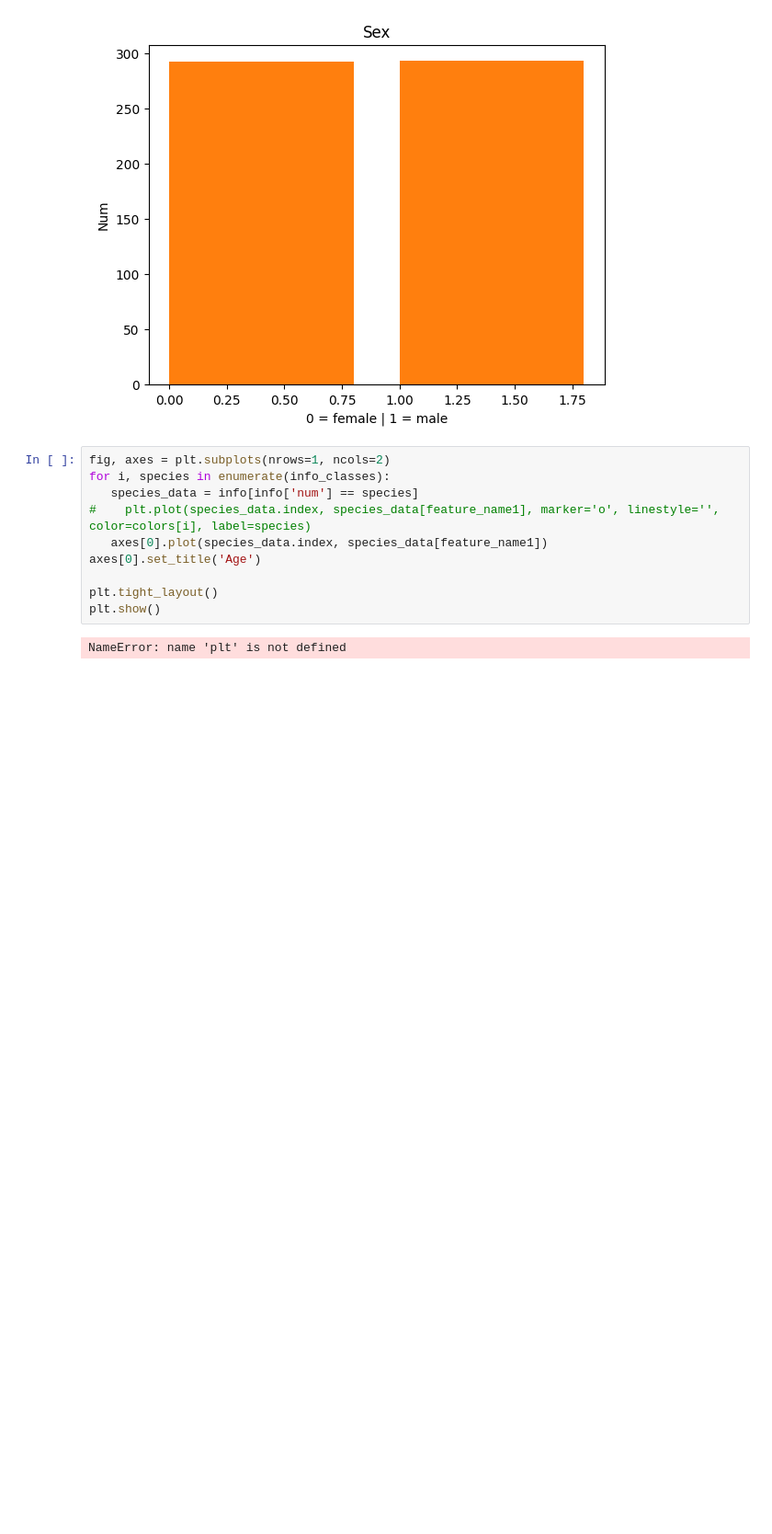
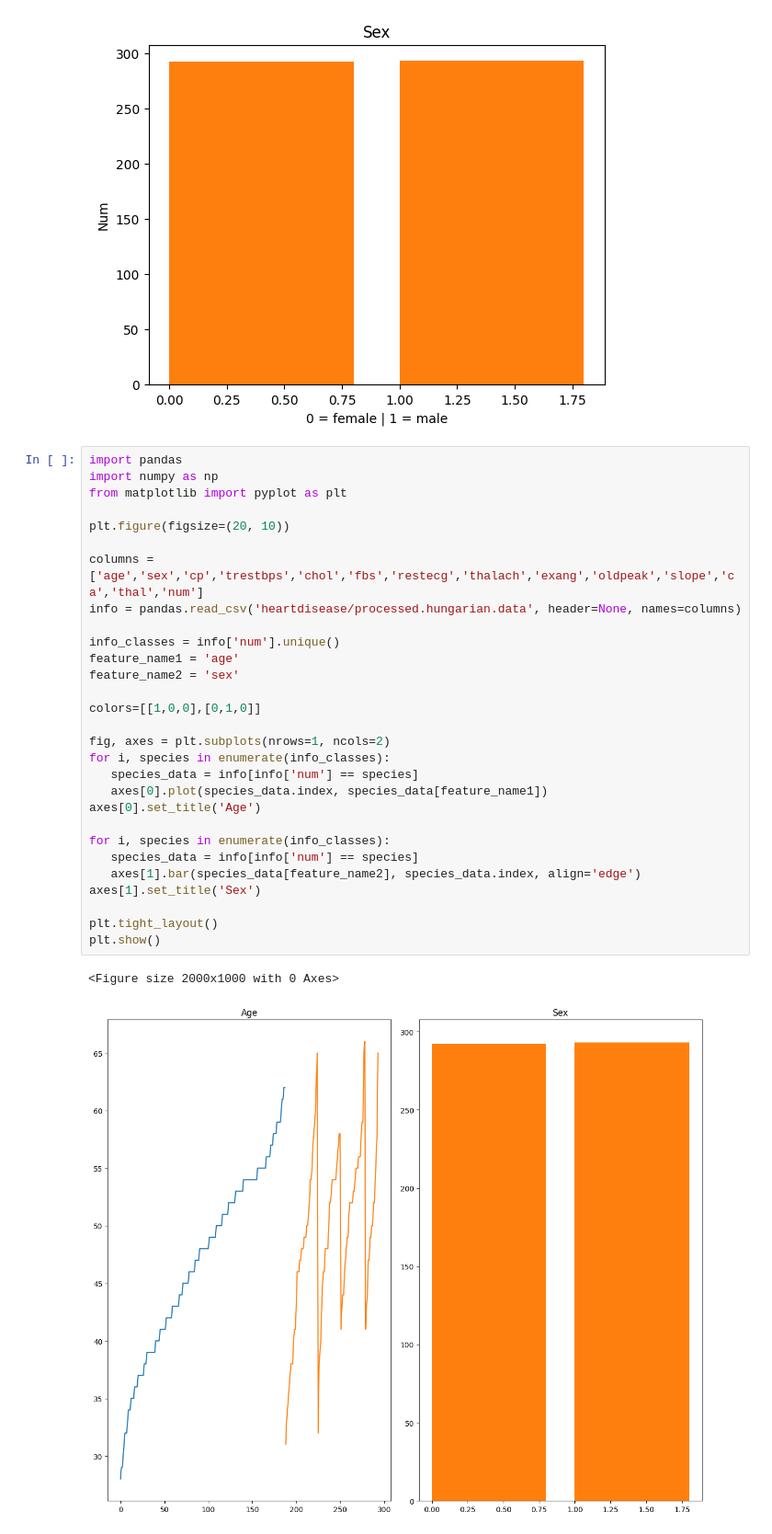
Before and after one commit to LABforLeraning/AI, a Jupyter notebook: Assignment-05.ipynb, the cells around one changed output. Shown at 92% size. Saved outputs shown, nothing was run; the diff lists cells and outputs as text; blank space fills up the shorter version.

```diff
--- a/Assignment-05.ipynb
+++ b/Assignment-05.ipynb
@@ -54,15 +54,35 @@ plt.xlabel('0 = female | 1 = male')
 # %% [output]
 Text(0.5, 0, '0 = female | 1 = male')
 [figure]
-# %%
-fig, axes = plt.subplots(nrows=1, ncols=2)
-for i, species in enumerate(info_classes):
-   species_data = info[info['num'] == species]
-#    plt.plot(species_data.index, species_data[feature_name1], marker='o', linestyle='', color=colors[i], label=species)
-   axes[0].plot(species_data.index, species_data[feature_name1])
-axes[0].set_title('Age')
-
-plt.tight_layout()
-plt.show()
-# %% [output]
-NameError: name 'plt' is not defined
+# %%
+import pandas
+import numpy as np
+from matplotlib import pyplot as plt
+
+plt.figure(figsize=(20, 10))
+
+columns = ['age','sex','cp','trestbps','chol','fbs','restecg','thalach','exang','oldpeak','slope','ca','thal','num']
+info = pandas.read_csv('heartdisease/processed.hungarian.data', header=None, names=columns)
+
+info_classes = info['num'].unique()
+feature_name1 = 'age'
+feature_name2 = 'sex'
+
+colors=[[1,0,0],[0,1,0]]
+
+fig, axes = plt.subplots(nrows=1, ncols=2)
+for i, species in enumerate(info_classes):
+   species_data = info[info['num'] == species]
+   axes[0].plot(species_data.index, species_data[feature_name1])
+axes[0].set_title('Age')
+
+for i, species in enumerate(info_classes):
+   species_data = info[info['num'] == species]
+   axes[1].bar(species_data[feature_name2], species_data.index, align='edge')
+axes[1].set_title('Sex')
+
+plt.tight_layout()
+plt.show()
+# %% [output]
+<Figure size 2000x1000 with 0 Axes>
+[figure, added]
```
